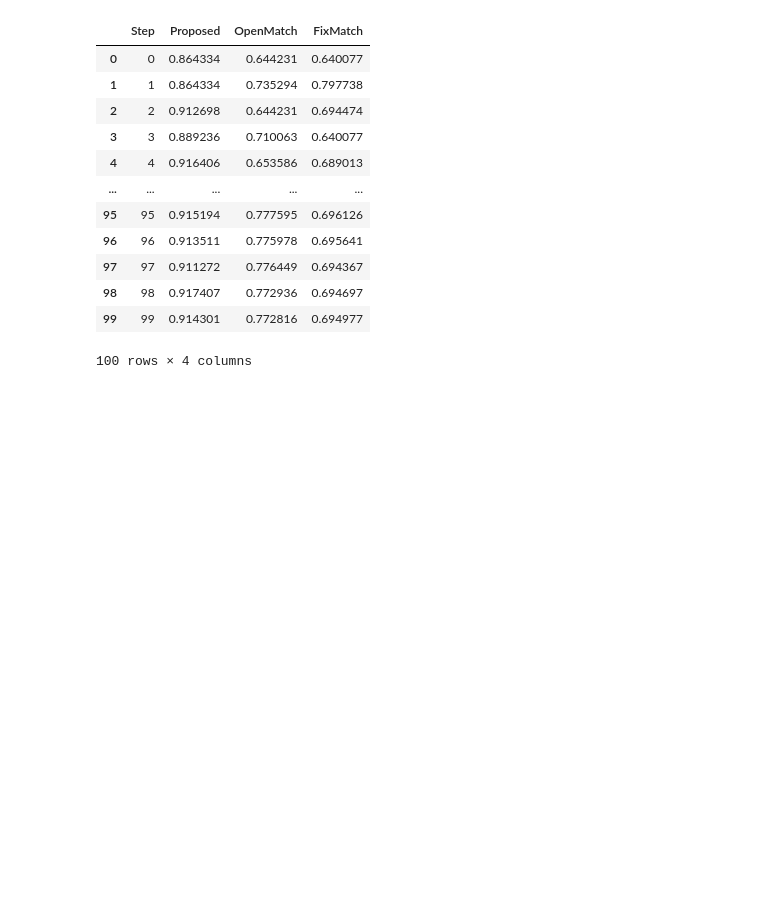
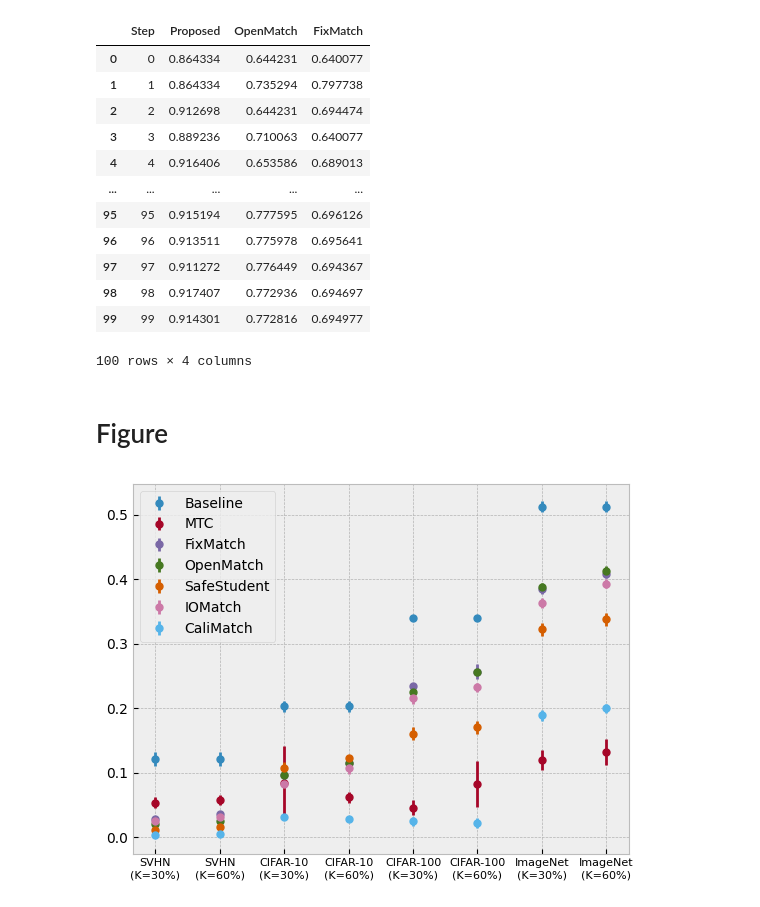
Before and after one commit to bogus215/SafeSSL-Calibration, a Jupyter notebook: jupyters/figure.ipynb, the cells around one changed output. Cells and saved outputs as stored; diff of their text form; code cells hidden in the pictures; blank space fills up the shorter version.

Commit message:
Plot update

```diff
--- a/jupyters/figure.ipynb
+++ b/jupyters/figure.ipynb
@@ -379,3 +379,37 @@ data
 | 98 | 98 | 0.917407 | 0.772936 | 0.694697 |
 | 99 | 99 | 0.914301 | 0.772816 | 0.694977 |
 100 rows × 4 columns
+# %% [markdown]
+# Figure
+# %%
+import matplotlib.pyplot as plt
+plt.style.use('bmh')
+
+# Baseline
+plt.errorbar([0,1,2,3,4,5,6,7], [0.121,0.121,0.203,0.203,0.340,0.340,0.513,0.513], yerr=[0.011,0.011,0.008,0.008,0.005,0.005,0.009,0.009], fmt="o", label='Baseline',markersize=5)
+
+# MTC
+plt.errorbar([0,1,2,3,4,5,6,7], [0.054,0.058,0.085,0.062,0.046,0.083,0.120,0.133], yerr=[0.009,0.008,0.057,0.008,0.012,0.036,0.015,0.020], fmt="o", label='MTC',markersize=5)
+
+# FixMatch
+plt.errorbar([0,1,2,3,4,5,6,7], [0.029,0.036,0.097,0.116,0.234,0.257,0.385,0.408], yerr=[0.002,0.002,0.004,0.007,0.004,0.012,0.007,0.006], fmt="o", label='FixMatch',markersize=5)
+
+# OpenMatch
+plt.errorbar([0,1,2,3,4,5,6,7], [0.021,0.026,0.096,0.115,0.226,0.256,0.388,0.413], yerr=[0.002,0.002,0.003,0.007,0.007,0.006,0.006,0.008], fmt="o", label='OpenMatch',markersize=5)
+
+# SafeStudent
+plt.errorbar([0,1,2,3,4,5,6,7], [0.011,0.016,0.107,0.123,0.161,0.171,0.323,0.338], yerr=[0.010,0.010,0.010,0.005,0.010,0.010,0.010,0.010], fmt="o", label='SafeStudent',markersize=5)
+
+# IOMatch
+plt.errorbar([0,1,2,3,4,5,6,7], [0.025,0.032,0.083,0.107,0.216,0.233,0.363,0.393], yerr=[0.005,0.002,0.004,0.009,0.009,0.007,0.008,0.007], fmt="o", label='IOMatch',markersize=5)
+
+# CaliMatch
+plt.errorbar([0,1,2,3,4,5,6,7], [0.003,0.006,0.031,0.029,0.025,0.022,0.189,0.200], yerr=[0.002,0.002,0.004,0.003,0.007,0.008,0.008,0.007], fmt="o", label='CaliMatch',markersize=5)
+
+plt.xticks([0,1,2,3,4,5,6,7],["SVHN\n(K=30%)","SVHN\n(K=60%)","CIFAR-10\n(K=30%)","CIFAR-10\n(K=60%)","CIFAR-100\n(K=30%)","CIFAR-100\n(K=60%)","ImageNet\n(K=30%)","ImageNet\n(K=60%)"],size=8)
+plt.yticks(size=10)
+
+plt.legend()
+plt.show()
+# %% [output]
+[figure, added]
```
Also changed, not shown: 1 other file.
